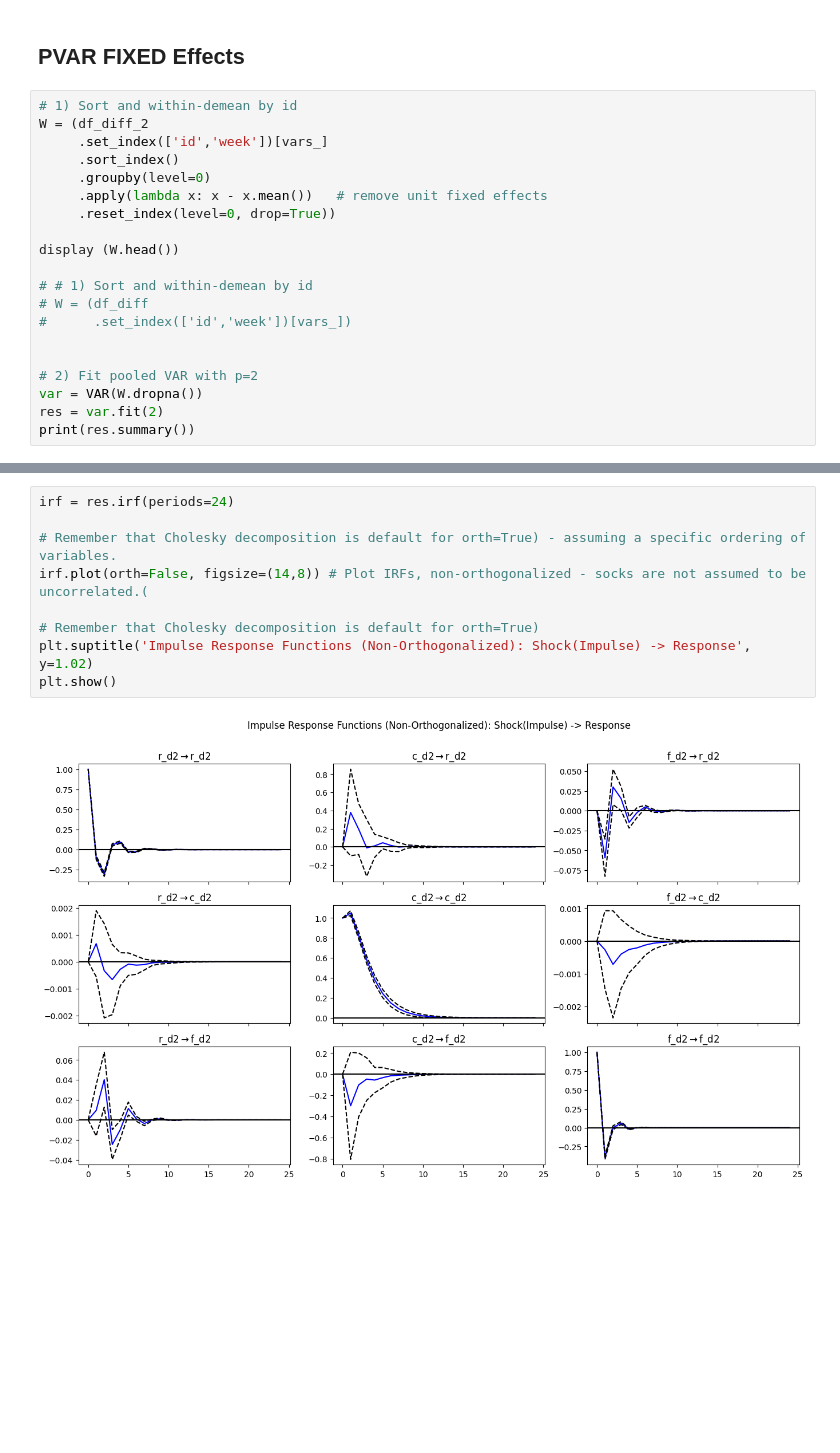
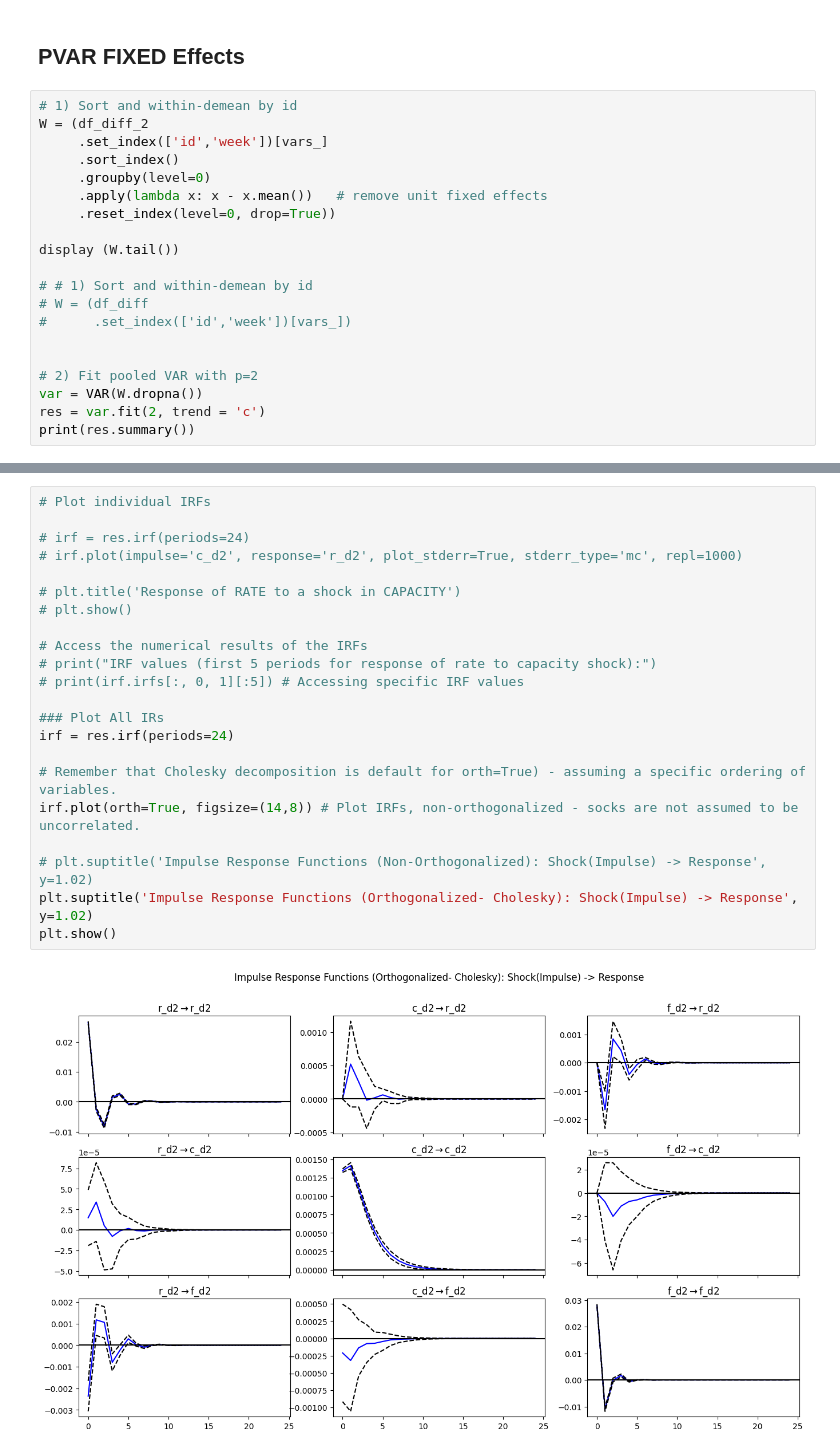
Before and after one commit to maxcardosoderesende/Projects_WSL, a Jupyter notebook: Time_series/Freight_Paper/freight_models_VAR_IRF.ipynb, the cells around one changed output, grey strips where cells are left out. Drawn from its saved outputs; the diff is of its cells as text; blank space fills up the shorter version.

```diff
--- a/Time_series/Freight_Paper/freight_models_VAR_IRF.ipynb
+++ b/Time_series/Freight_Paper/freight_models_VAR_IRF.ipynb
@@ -278,7 +306,7 @@ W = (df_diff_2
      .apply(lambda x: x - x.mean())   # remove unit fixed effects
      .reset_index(level=0, drop=True))
 
-display (W.head())
+display (W.tail())
 
 # # 1) Sort and within-demean by id
 # W = (df_diff
@@ -287,7 +315,7 @@ display (W.head())
 
 # 2) Fit pooled VAR with p=2
 var = VAR(W.dropna())
-res = var.fit(2)
+res = var.fit(2, trend = 'c')
 print(res.summary())
 # %% [output]
 |  |  | r_d2 | c_d2 | f_d2 |
@@ -373,11 +426,24 @@ IRF values (first 5 periods for response of rate to capacity shock):
 # %%
+# Plot individual IRFs
+
+# irf = res.irf(periods=24)
+# irf.plot(impulse='c_d2', response='r_d2', plot_stderr=True, stderr_type='mc', repl=1000)
+
+# plt.title('Response of RATE to a shock in CAPACITY')
+# plt.show()
+
+# Access the numerical results of the IRFs
+# print("IRF values (first 5 periods for response of rate to capacity shock):")
+# print(irf.irfs[:, 0, 1][:5]) # Accessing specific IRF values
+
+### Plot All IRs
 irf = res.irf(periods=24)
 
 # Remember that Cholesky decomposition is default for orth=True) - assuming a specific ordering of variables.
-irf.plot(orth=False, figsize=(14,8)) # Plot IRFs, non-orthogonalized - socks are not assumed to be uncorrelated.(
+irf.plot(orth=True, figsize=(14,8)) # Plot IRFs, non-orthogonalized - socks are not assumed to be uncorrelated.
 
-# Remember that Cholesky decomposition is default for orth=True)
-plt.suptitle('Impulse Response Functions (Non-Orthogonalized): Shock(Impulse) -> Response', y=1.02)
+# plt.suptitle('Impulse Response Functions (Non-Orthogonalized): Shock(Impulse) -> Response', y=1.02)
+plt.suptitle('Impulse Response Functions (Orthogonalized- Cholesky): Shock(Impulse) -> Response', y=1.02)
 plt.show()
 # %% [output]
-[figure, old version]
+[figure, new version]
```
Also changed, not shown: parts of 46 cells of this notebook, 2 other files.
